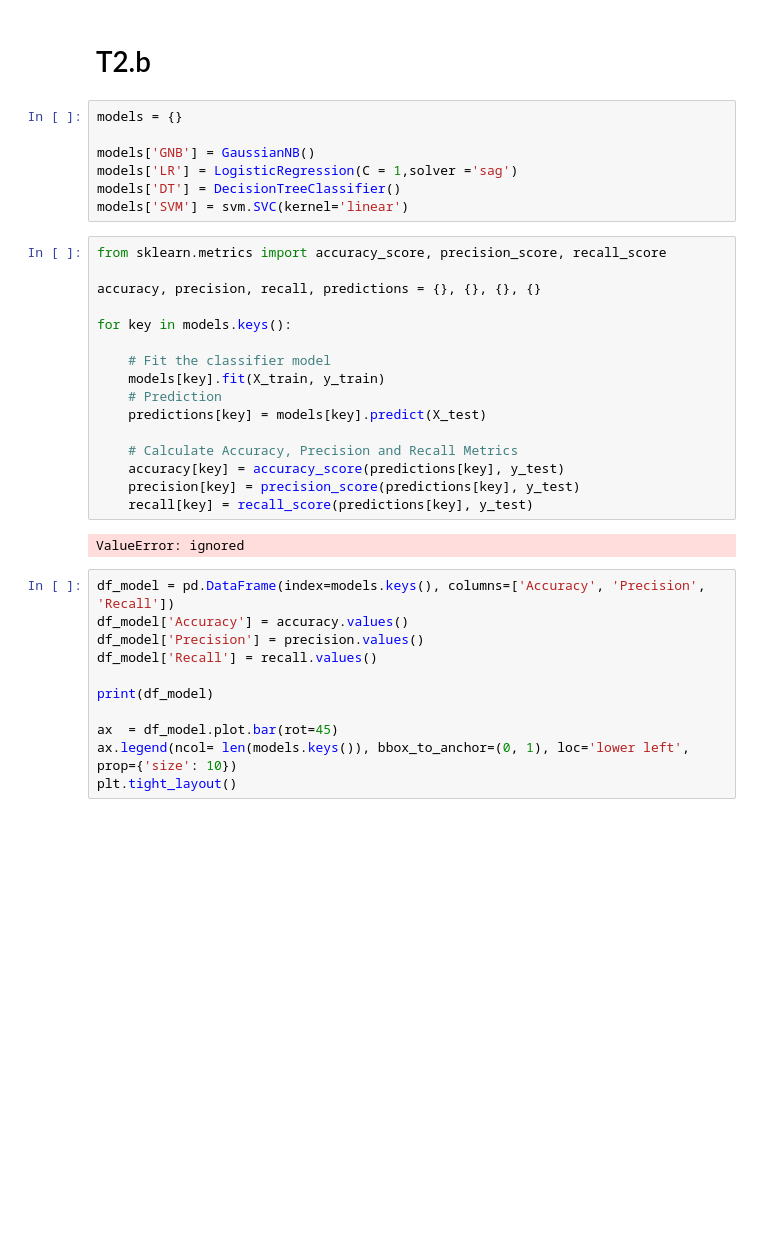
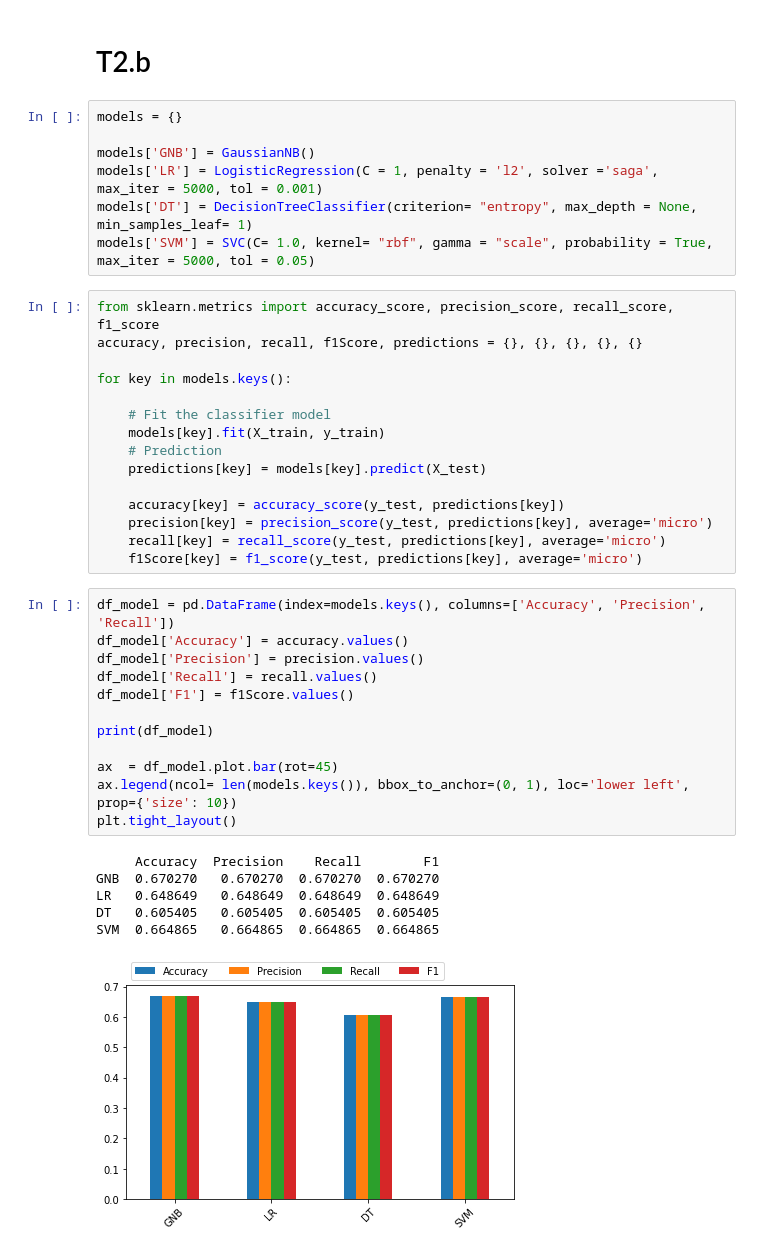
Before and after one commit to claredavies/AutomaticLearning, a Jupyter notebook: Assignment1/SupervisedLearningAssignment.ipynb, the cells around one changed output. Saved outputs shown, nothing was run; the diff lists cells and outputs as text; blank space fills up the shorter version.

Commit message:
Can find accuracy, precision, recall and f1 scores

```diff
--- a/Assignment1/SupervisedLearningAssignment.ipynb
+++ b/Assignment1/SupervisedLearningAssignment.ipynb
@@ -268,13 +268,12 @@ Best kernel: rbf
 models = {}
 
 models['GNB'] = GaussianNB()
-models['LR'] = LogisticRegression(C = 1,solver ='sag')
-models['DT'] = DecisionTreeClassifier()
-models['SVM'] = svm.SVC(kernel='linear')
+models['LR'] = LogisticRegression(C = 1, penalty = 'l2', solver ='saga', max_iter = 5000, tol = 0.001)
+models['DT'] = DecisionTreeClassifier(criterion= "entropy", max_depth = None,  min_samples_leaf= 1)
+models['SVM'] = SVC(C= 1.0, kernel= "rbf", gamma = "scale", probability = True, max_iter = 5000, tol = 0.05)
 # %%
-from sklearn.metrics import accuracy_score, precision_score, recall_score
-
-accuracy, precision, recall, predictions = {}, {}, {}, {}
+from sklearn.metrics import accuracy_score, precision_score, recall_score, f1_score
+accuracy, precision, recall, f1Score, predictions = {}, {}, {}, {}, {}
 
 for key in models.keys():
 
@@ -283,20 +282,26 @@ for key in models.keys():
     # Prediction
     predictions[key] = models[key].predict(X_test)
 
-    # Calculate Accuracy, Precision and Recall Metrics
-    accuracy[key] = accuracy_score(predictions[key], y_test)
-    precision[key] = precision_score(predictions[key], y_test)
-    recall[key] = recall_score(predictions[key], y_test)
+    accuracy[key] = accuracy_score(y_test, predictions[key])
+    precision[key] = precision_score(y_test, predictions[key], average='micro')
+    recall[key] = recall_score(y_test, predictions[key], average='micro')
+    f1Score[key] = f1_score(y_test, predictions[key], average='micro')
-# %% [output]
-ValueError: ignored
 # %%
 df_model = pd.DataFrame(index=models.keys(), columns=['Accuracy', 'Precision', 'Recall'])
 df_model['Accuracy'] = accuracy.values()
 df_model['Precision'] = precision.values()
 df_model['Recall'] = recall.values()
+df_model['F1'] = f1Score.values()
 
 print(df_model)
 
 ax  = df_model.plot.bar(rot=45)
 ax.legend(ncol= len(models.keys()), bbox_to_anchor=(0, 1), loc='lower left', prop={'size': 10})
 plt.tight_layout()
+# %% [output]
+     Accuracy  Precision    Recall        F1
+GNB  0.670270   0.670270  0.670270  0.670270
+LR   0.648649   0.648649  0.648649  0.648649
+DT   0.605405   0.605405  0.605405  0.605405
+SVM  0.664865   0.664865  0.664865  0.664865
+[figure, added]
```
